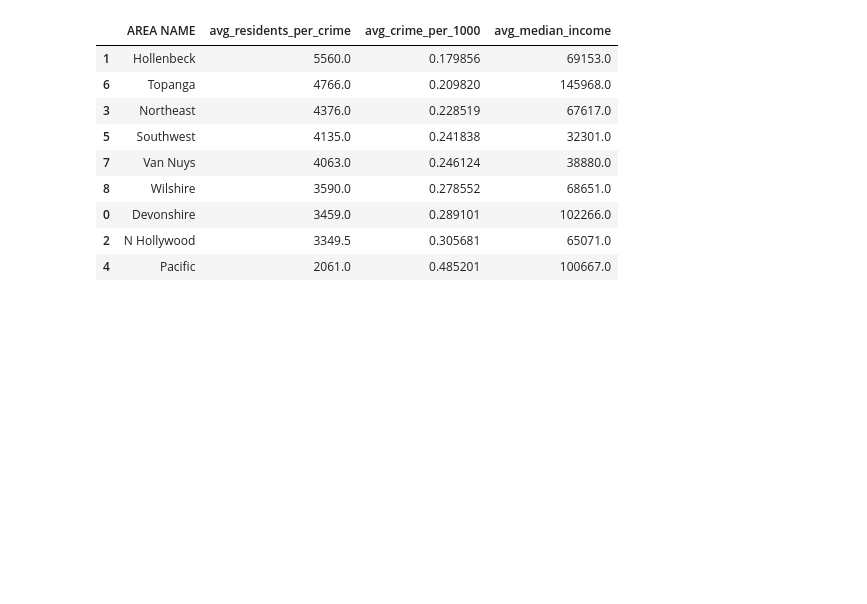
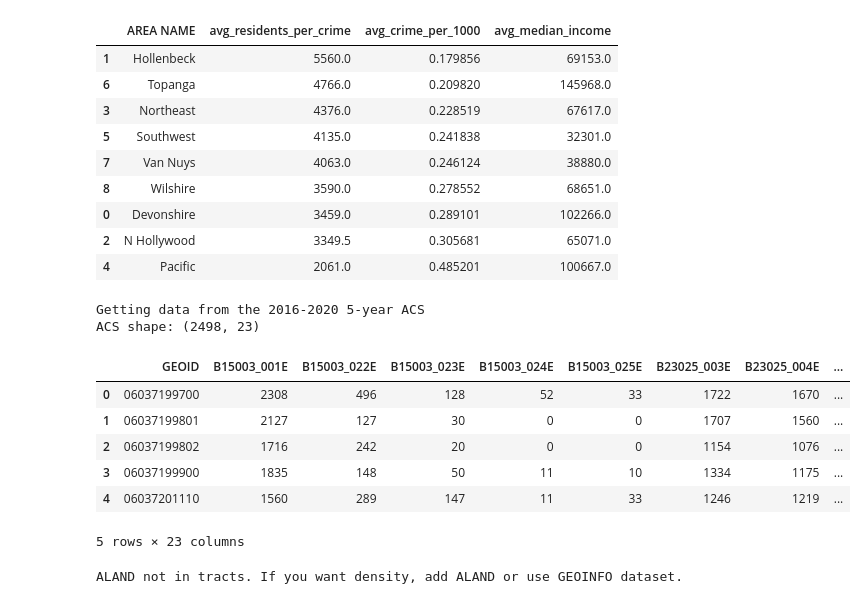
Before and after one commit to kotharisoumil/DTSC-3602-Group-12-Project, a Jupyter notebook: Finalbringing_in_geoid_and_merge_census.ipynb, the cells around one changed output. Saved outputs shown, nothing was run; the diff lists cells and outputs as text; code cells hidden in the pictures; blank space fills up the shorter version.

```diff
--- a/Finalbringing_in_geoid_and_merge_census.ipynb
+++ b/Finalbringing_in_geoid_and_merge_census.ipynb
@@ -458,3 +472,47 @@ area_summary_sorted.head(10)
 | 0 | Devonshire | 3459.0 | 0.289101 | 102266.0 |
 | 2 | N Hollywood | 3349.5 | 0.305681 | 65071.0 |
 | 4 | Pacific | 2061.0 | 0.485201 | 100667.0 |
+# %%
+edu_vars = [
+    "B15003_001E",  # Total population 25 years and over
+    "B15003_022E",  # Bachelor's degree
+    "B15003_023E",  # Master's degree
+    "B15003_024E",  # Professional school degree
+    "B15003_025E",  # Doctorate degree
+]
+
+# Unemployment: B23025 table (employment status 16+)
+unemp_vars = [
+    "B23025_003E",  # In labor force: total (civilian + armed forces?)  -- usually 'In labor force'
+    "B23025_004E",  # Employed (civilian)
+    "B23025_005E",  # Unemployed (civilian)
+]
+
+# Population: B01003 total population
+pop_vars = ["B01003_001E"]
+
+# Combine all variables into a single request
+ACS_VARS = edu_vars + unemp_vars + pop_vars
+# %%
+acs = tc.get_acs(
+    geography="tract",
+    variables=ACS_VARS,
+    state="CA",
+    county="037",   # Los Angeles County
+    year=2020,
+    output="wide"
+)
+
+# Quick inspect
+print("ACS shape:", acs.shape)
+acs.head()
+# %% [output]
+Getting data from the 2016-2020 5-year ACS
+ACS shape: (2498, 23)
+|  | GEOID | B15003_001E | B15003_022E | B15003_023E | B15003_024E | B15003_025E | B23025_003E | B23025_004E | ... |
+| 0 | 06037199700 | 2308 | 496 | 128 | 52 | 33 | 1722 | 1670 | ... |
+| 1 | 06037199801 | 2127 | 127 | 30 | 0 | 0 | 1707 | 1560 | ... |
+| 2 | 06037199802 | 1716 | 242 | 20 | 0 | 0 | 1154 | 1076 | ... |
+| 3 | 06037199900 | 1835 | 148 | 50 | 11 | 10 | 1334 | 1175 | ... |
+| 4 | 06037201110 | 1560 | 289 | 147 | 11 | 33 | 1246 | 1219 | ... |
+5 rows × 23 columns
@@ -460,0 +556,18 @@ area_summary_sorted.head(10)
+# %%
+if "ALAND" in tracts.columns:
+    tracts["ALAND_sqkm"] = tracts["ALAND"].astype(float) / 1e6   # convert m^2 -> km^2
+    # population density: persons per sq km; merge pop_total from ACS into tracts
+    tracts = tracts.merge(acs_small[["GEOID", "pop_total"]], on="GEOID", how="left")
+    tracts["pop_density_per_sqkm"] = np.where(
+        tracts["ALAND_sqkm"] > 0,
+        tracts["pop_total"].fillna(0) / tracts["ALAND_sqkm"],
+        np.nan
+    )
+    # Now bring the pop_density into acs_small for consistency
+    popdens = tracts[["GEOID", "pop_density_per_sqkm"]]
+    acs_small = acs_small.merge(popdens, on="GEOID", how="left")
+else:
+    print("ALAND not in tracts. If you want density, add ALAND or use GEOINFO dataset.")
+    acs_small["pop_density_per_sqkm"] = np.nan
+# %% [output]
+ALAND not in tracts. If you want density, add ALAND or use GEOINFO dataset.
```
Also changed, not shown: parts of 7 cells of this notebook.
